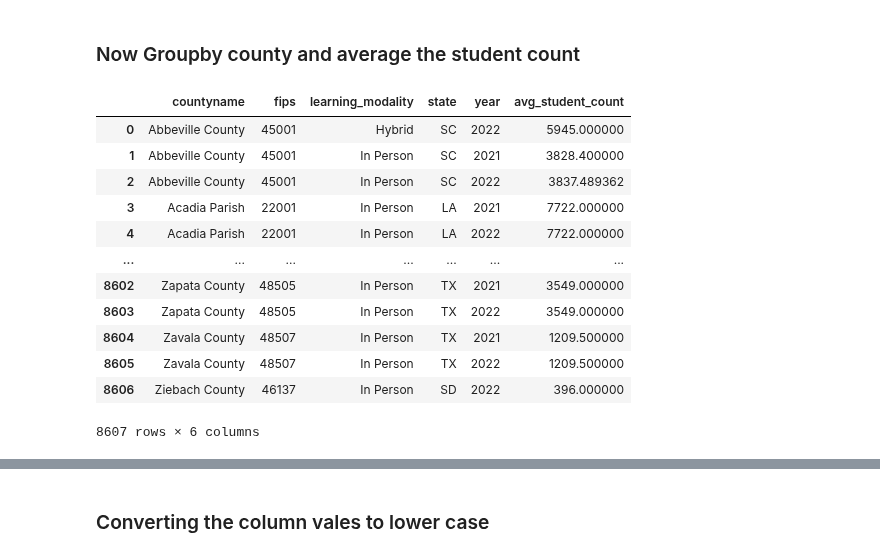
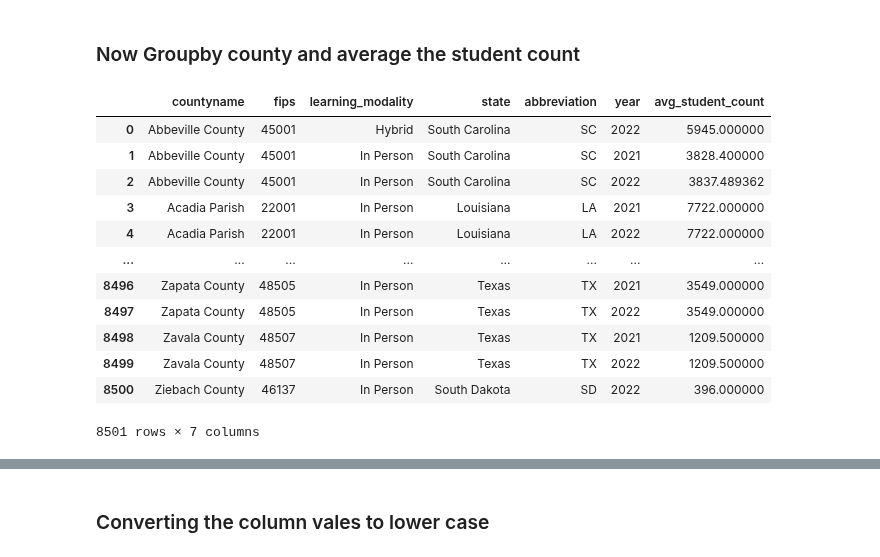
Before and after one commit to uzmabb182/Data602_Assignments, a Jupyter notebook: Final_Project_Data_602/data_602_final_project.ipynb, the cells around one changed output, grey strips where cells are left out. Drawn from its saved outputs; the diff is of its cells as text; code cells hidden in the pictures.

Commit message:
States names are added in the modality dataset

```diff
--- a/Final_Project_Data_602/data_602_final_project.ipynb
+++ b/Final_Project_Data_602/data_602_final_project.ipynb
@@ -114,3 +114,7 @@ covid_2022_df.head(5)
 | 2 | 2022-01-01 | Barbour | Alabama | 1005.0 | 3860 | 81.0 |
 | 3 | 2022-01-01 | Bibb | Alabama | 1007.0 | 4533 | 95.0 |
 | 4 | 2022-01-01 | Blount | Alabama | 1009.0 | 11256 | 198.0 |
+# %%
+csv_path = 'https://raw.githubusercontent.com/jasonong/List-of-US-States/master/states.csv'
+states_df = pd.read_csv(csv_path, encoding="utf-8")
+states_df.head(5)
@@ -621,3 +646,7 @@ modality_fips_df.head()
 | 2 | 36067 | Autauga County | 1001 | In Person | 15 | 9120 | AL | ... |
 | 3 | 36067 | Autauga County | 1001 | In Person | 15 | 9120 | AL | ... |
 | 4 | 36067 | Autauga County | 1001 | In Person | 15 | 9120 | AL | ... |
+# %%
+#merge DataFrames
+modality_fips_df = pd.merge(states_df, modality_fips_df, left_on='Abbreviation', right_on='state')
+modality_fips_df.head()
@@ -623,0 +660,5 @@ modality_fips_df.head()
+# %%
+#drop one column by index
+
+modality_fips_df.drop('state', axis=1, inplace=True)
+modality_fips_df.head()
@@ -704,0 +753,3 @@ modality_fips_df
+# %%
+modality_fips_df= modality_fips_df.rename(columns=str.lower)
+modality_fips_df
@@ -706,22 +771,22 @@ modality_fips_df
 ### Now Groupby county and average the student count
 # %%
 # Groupby one column and return the mean of only particular column in the group.
-new_modality_df = modality_fips_df.groupby(['countyname', 'fips', 'learning_modality', 'state', 'year'], as_index=False).agg(avg_student_count= ('student_count','mean'))
+new_modality_df = modality_fips_df.groupby(['countyname', 'fips', 'learning_modality', 'state', 'abbreviation', 'year'], as_index=False).agg(avg_student_count= ('student_count','mean'))
 new_modality_df
 # %% [output]
-|  | countyname | fips | learning_modality | state | year | avg_student_count |
-| 0 | Abbeville County | 45001 | Hybrid | SC | 2022 | 5945.000000 |
-| 1 | Abbeville County | 45001 | In Person | SC | 2021 | 3828.400000 |
-| 2 | Abbeville County | 45001 | In Person | SC | 2022 | 3837.489362 |
-| 3 | Acadia Parish | 22001 | In Person | LA | 2021 | 7722.000000 |
-| 4 | Acadia Parish | 22001 | In Person | LA | 2022 | 7722.000000 |
-| ... | ... | ... | ... | ... | ... | ... |
-| 8602 | Zapata County | 48505 | In Person | TX | 2021 | 3549.000000 |
-| 8603 | Zapata County | 48505 | In Person | TX | 2022 | 3549.000000 |
-| 8604 | Zavala County | 48507 | In Person | TX | 2021 | 1209.500000 |
-| 8605 | Zavala County | 48507 | In Person | TX | 2022 | 1209.500000 |
-| 8606 | Ziebach County | 46137 | In Person | SD | 2022 | 396.000000 |
+|  | countyname | fips | learning_modality | state | abbreviation | year | avg_student_count |
+| 0 | Abbeville County | 45001 | Hybrid | South Carolina | SC | 2022 | 5945.000000 |
+| 1 | Abbeville County | 45001 | In Person | South Carolina | SC | 2021 | 3828.400000 |
+| 2 | Abbeville County | 45001 | In Person | South Carolina | SC | 2022 | 3837.489362 |
+| 3 | Acadia Parish | 22001 | In Person | Louisiana | LA | 2021 | 7722.000000 |
+| 4 | Acadia Parish | 22001 | In Person | Louisiana | LA | 2022 | 7722.000000 |
+| ... | ... | ... | ... | ... | ... | ... | ... |
+| 8496 | Zapata County | 48505 | In Person | Texas | TX | 2021 | 3549.000000 |
+| 8497 | Zapata County | 48505 | In Person | Texas | TX | 2022 | 3549.000000 |
+| 8498 | Zavala County | 48507 | In Person | Texas | TX | 2021 | 1209.500000 |
+| 8499 | Zavala County | 48507 | In Person | Texas | TX | 2022 | 1209.500000 |
+| 8500 | Ziebach County | 46137 | In Person | South Dakota | SD | 2022 | 396.000000 |
-8607 rows × 6 columns
+8501 rows × 7 columns
 # %%
 new_modality_df['avg_student_count'] = new_modality_df['avg_student_count'].astype(int)
 new_modality_df.dtypes
```
Also changed, not shown: parts of 24 cells of this notebook, 20 other files.
